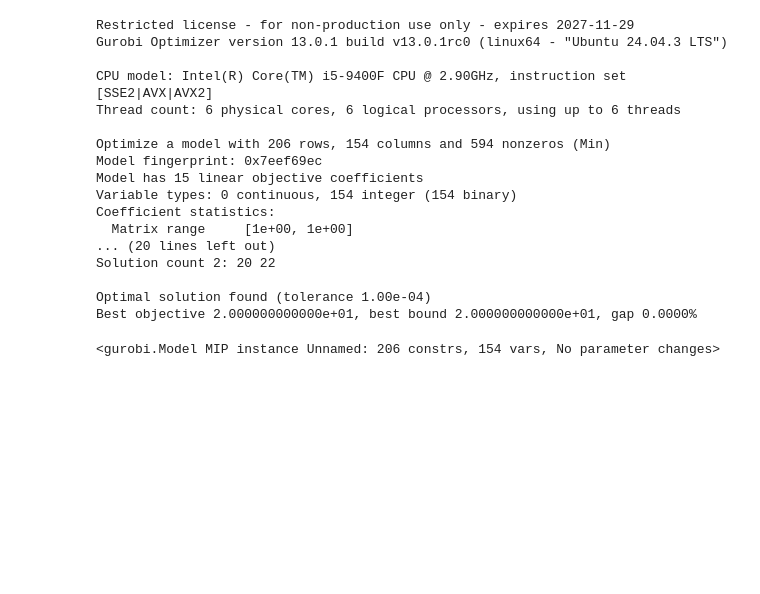
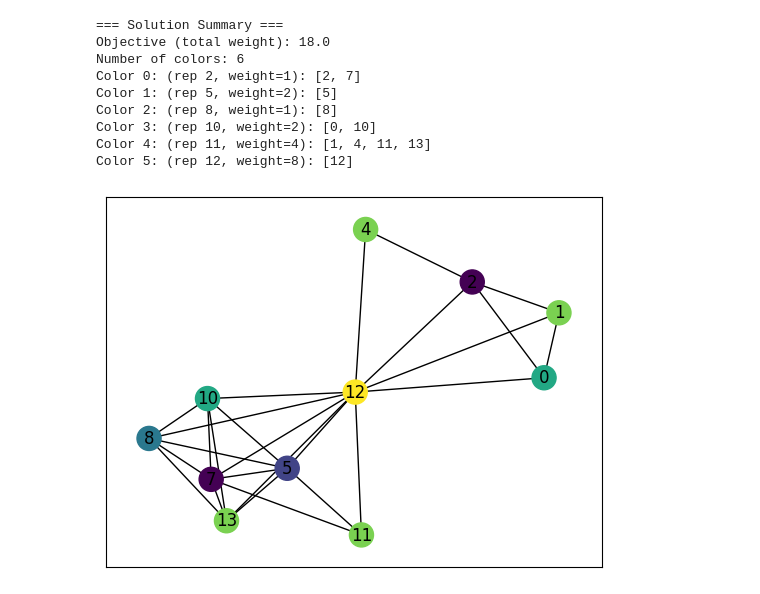
Before and after one commit to camilosm/cma, a Jupyter notebook: cma.ipynb, the cells around one changed output. Cells and saved outputs as stored; diff of their text form; code cells hidden in the pictures; blank space fills up the shorter version.

```diff
--- a/cma.ipynb
+++ b/cma.ipynb
@@ -14,23 +22,17 @@ cg = build_chordal_graph(NUM_TREE_NODES, NUM_VARIABLES, SUBTREE_GROWTH_PROB, SEE
 # %%
 from gurobi import solve_wgc
 
-solve_wgc(cg)
+G = cg.copy()
+solve_wgc(G)
+plot_graph(G)
 # %% [output]
-Restricted license - for non-production use only - expires 2027-11-29
-Gurobi Optimizer version 13.0.1 build v13.0.1rc0 (linux64 - "Ubuntu 24.04.3 LTS")
-
-CPU model: Intel(R) Core(TM) i5-9400F CPU @ 2.90GHz, instruction set [SSE2|AVX|AVX2]
-Thread count: 6 physical cores, 6 logical processors, using up to 6 threads
-
-Optimize a model with 206 rows, 154 columns and 594 nonzeros (Min)
-Model fingerprint: 0x7eef69ec
-Model has 15 linear objective coefficients
-Variable types: 0 continuous, 154 integer (154 binary)
-Coefficient statistics:
-  Matrix range     [1e+00, 1e+00]
-... (20 lines left out)
-Solution count 2: 20 22
-
-Optimal solution found (tolerance 1.00e-04)
-Best objective 2.000000000000e+01, best bound 2.000000000000e+01, gap 0.0000%
+=== Solution Summary ===
+Objective (total weight): 18.0
+Number of colors: 6
+Color 0: (rep 2, weight=1): [2, 7]
+Color 1: (rep 5, weight=2): [5]
+Color 2: (rep 8, weight=1): [8]
+Color 3: (rep 10, weight=2): [0, 10]
+Color 4: (rep 11, weight=4): [1, 4, 11, 13]
+Color 5: (rep 12, weight=8): [12]
-<gurobi.Model MIP instance Unnamed: 206 constrs, 154 vars, No parameter changes>
+[figure, added]
```
Also changed, not shown: parts of 3 cells of this notebook.
